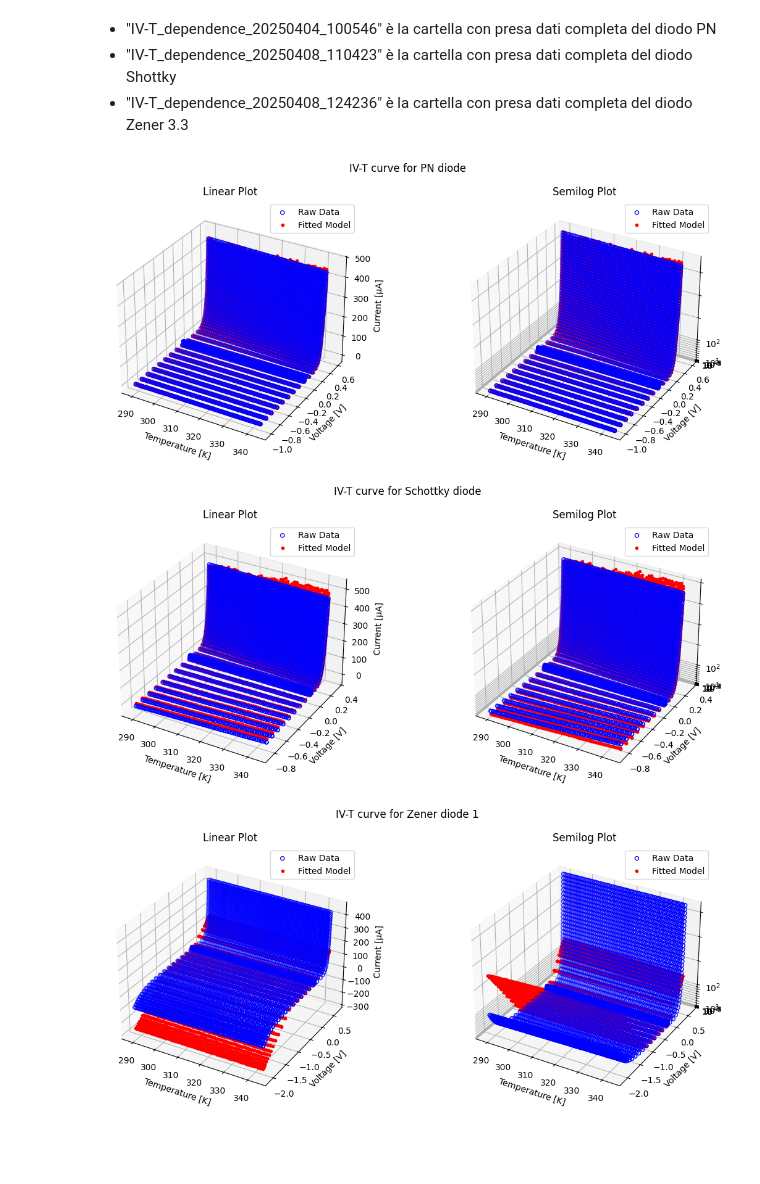
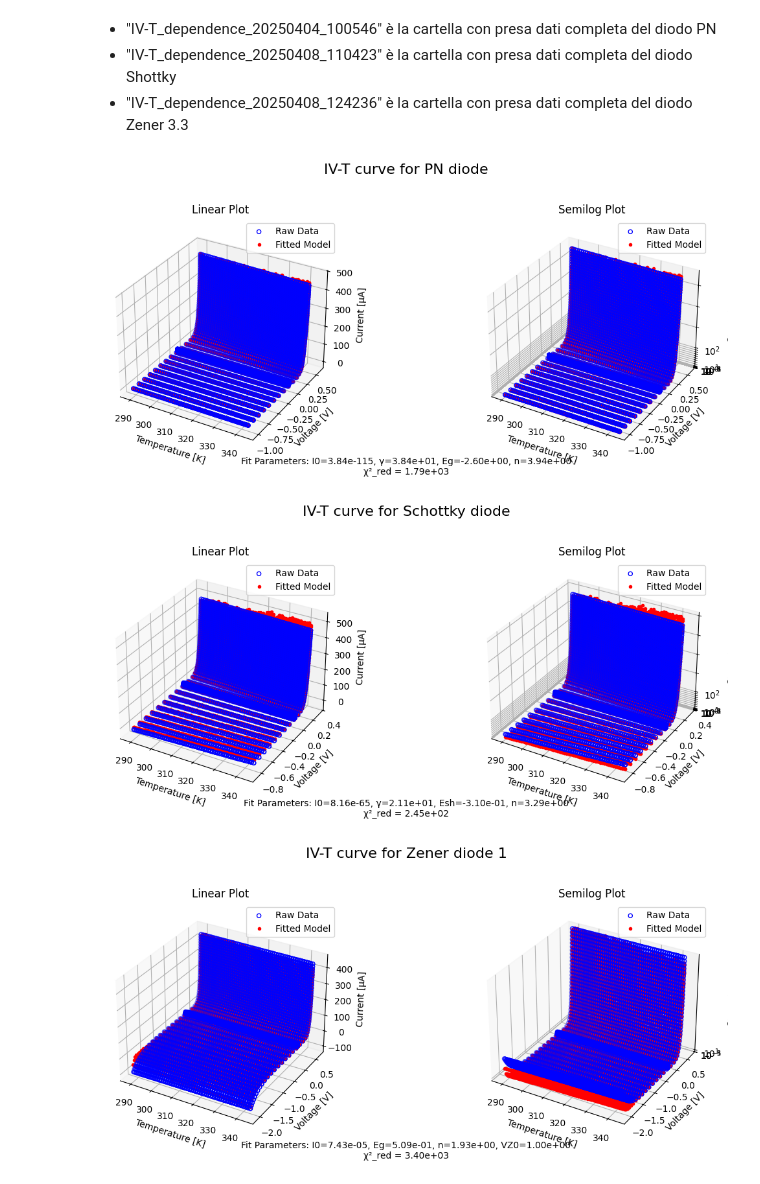
Before and after one commit to moncapiten/PID, a Jupyter notebook: logbook.ipynb, the cells around one changed output. Cells and saved outputs as stored; diff of their text form; code cells hidden in the pictures; blank space fills up the shorter version.

Commit message:
Modifica logbook: correzione di paratri Zener, esplicitazione di parametri di fit e chi quadro ridotto

```diff
--- a/logbook.ipynb
+++ b/logbook.ipynb
@@ -127,7 +127,6 @@ import numpy as np
 import os
 from scipy.optimize import curve_fit
 import matplotlib.pyplot as plt
-#%matplotlib widget
 
 # Modelli
 def PN_model(X, I0, gam, Eg, n):
@@ -148,7 +147,7 @@ def Zener_model(X, I0, Eg, n, VZ0=1.0, I_leak=0):
     q = 1.0          # carica (unità compatibili con V e k)
 
     Is = I0 * T**(3/2) * np.exp(-Eg / (k * T))  # corrente di saturazione
-    Vz_T = np.full_like(V, 1.0)             # soglia Zener costante
+    Vz_T = np.full_like(V, 1.54)             # soglia Zener costante
     I = np.zeros_like(V)
 
     # Regime diretto: V > 0
@@ -219,38 +218,50 @@ for choose_diode in range(1,4):
     model = models[choose_diode]
     #beta, _ = curve_fit(model, X, I_all, p0, maxfev=100000)
     beta, _ = curve_fit(model, X, I_all, maxfev=1000000)
+    chi2_red = np.sum((I_all - I_fit)**2) / (len(I_all) - len(beta))
+
+    # Parametri di fit
+    param_names = {
+        1: ['I0', 'γ', 'Eg', 'n'],
+        2: ['I0', 'γ', 'Esh', 'n'],
+        3: ['I0', 'Eg', 'n', 'VZ0'],
+        4: ['I0', 'Eg', 'n', 'VZ0']
+    }
+    param_str = ', '.join(f'{name}={val:.2e}' for name, val in zip(param_names[choose_diode], beta))
 
     # Plot
     fig = plt.figure(figsize=(12, 5))
     ax1 = fig.add_subplot(121, projection='3d')
     ax2 = fig.add_subplot(122, projection='3d')
 
     I_fit = model(X, *beta)
     for ax, scale, title in zip([ax1, ax2], ['linear', 'log'], ['Linear Plot', 'Semilog Plot']):
         Z = np.abs(I_all) if scale == 'log' else I_all
         Z_fit = np.abs(I_fit) if scale == 'log' else I_fit
 
         if scale == 'log':
             valid_Z = Z[Z > 0]
             valid_Z_fit = Z_fit[Z_fit > 0]
             if len(valid_Z) > 0 and len(valid_Z_fit) > 0:
                 z_min = 0.1 * min(np.min(valid_Z), np.min(valid_Z_fit))
                 z_max = max(np.max(valid_Z), np.max(valid_Z_fit))
                 ax.set_zlim(z_min, z_max)
 
         ax.scatter(T_all, V_all, Z, label='Raw Data', marker='o', edgecolors='blue', facecolors='none')
         ax.plot(T_all, V_all, Z_fit, 'r.', label='Fitted Model')
         ax.set_xlabel('Temperature [K]')
         ax.set_ylabel('Voltage [V]')
         ax.set_zlabel('Current [μA]')
         ax.set_title(title)
         if scale == 'log': ax.set_zscale('log')
         ax.legend()
 
-    fig.suptitle(f'IV-T curve for {list(names.keys())[choose_diode - 1]}')
-    plt.tight_layout()
+    # Titolo principale e parametri di fit
+    fig.suptitle(f'IV-T curve for {list(names.keys())[choose_diode - 1]}\n', fontsize=16)
+    fig.text(0.5, 0.02, f'\nFit Parameters: {param_str}\nχ²_red = {chi2_red:.2e}', ha='center', fontsize=10)
+    plt.tight_layout(rect=[0, 0.05, 1, 1])
     plt.show()
 # %% [output]
-[figure, old version]
+[figure, new version]
-[figure, old version]
+[figure, new version]
-[figure, old version]
+[figure, new version]
```
Also changed, not shown: 3 other files.
